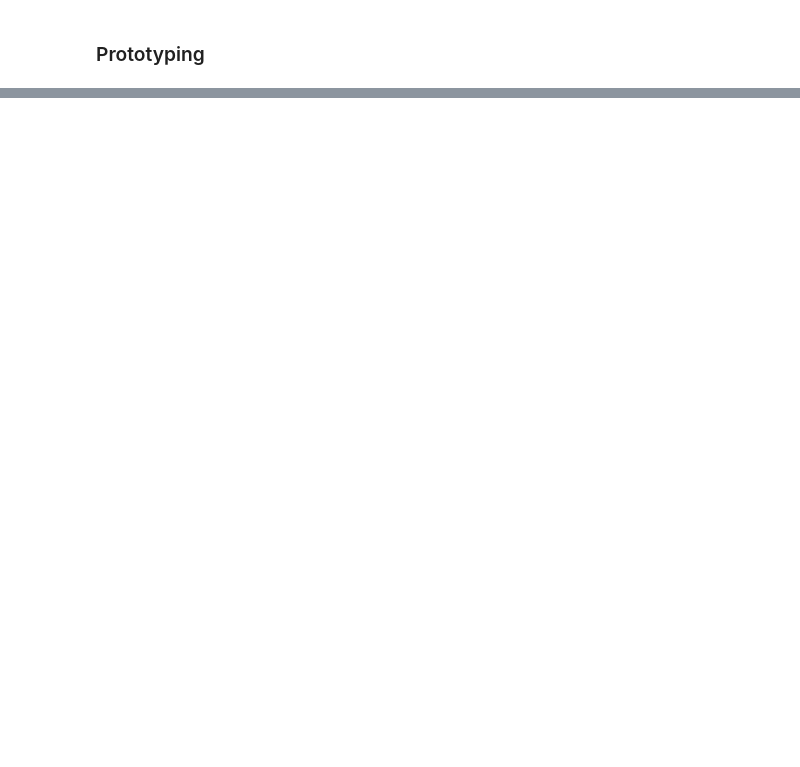
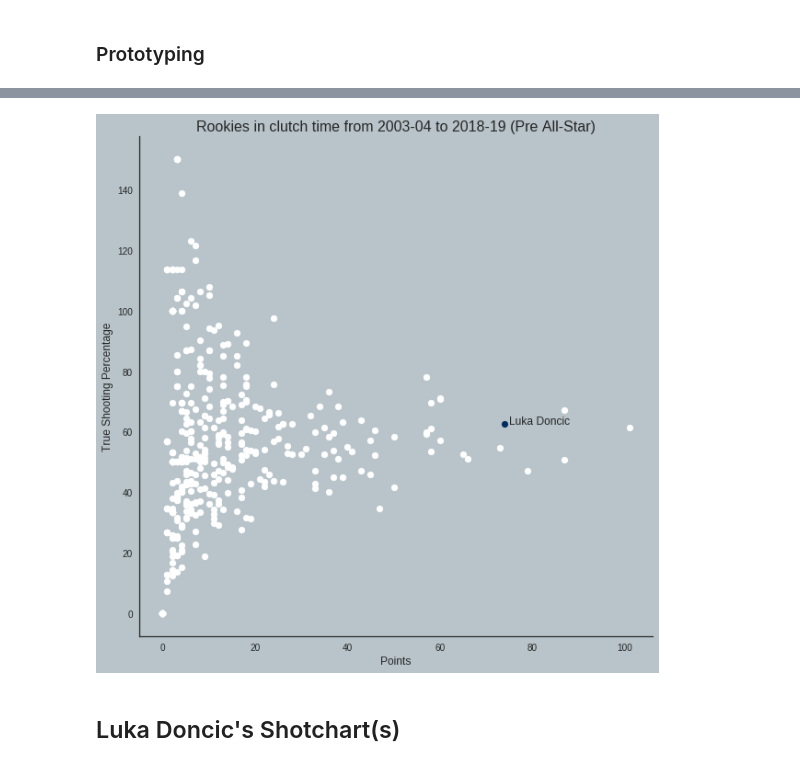
Before and after one commit to danchyy/Basketball_Analytics, a Jupyter notebook: Scripts/2018_19_season/doncic_analysis/doncic_analysis.ipynb, the cells around one changed output, grey strips where cells are left out. Saved outputs shown, nothing was run; the diff lists cells and outputs as text; code cells hidden in the pictures; blank space fills up the shorter version.

```diff
--- a/Scripts/2018_19_season/doncic_analysis/doncic_analysis.ipynb
+++ b/Scripts/2018_19_season/doncic_analysis/doncic_analysis.ipynb
@@ -173,0 +262,10 @@ _ = ax.set_title('Best clutch scorers in 2018-19 season')
+# %%
+plot_scatter_clutch(
+    data=data_frame,
+    title='Rookies in clutch time from 2003-04 to 2018-19 (Pre All-Star)',
+    per_game_and_filter=False
+)
+# %% [output]
+[figure, added]
+# %% [markdown]
+## Luka Doncic's Shotchart(s)
```
Also changed, not shown: parts of 12 cells of this notebook.
